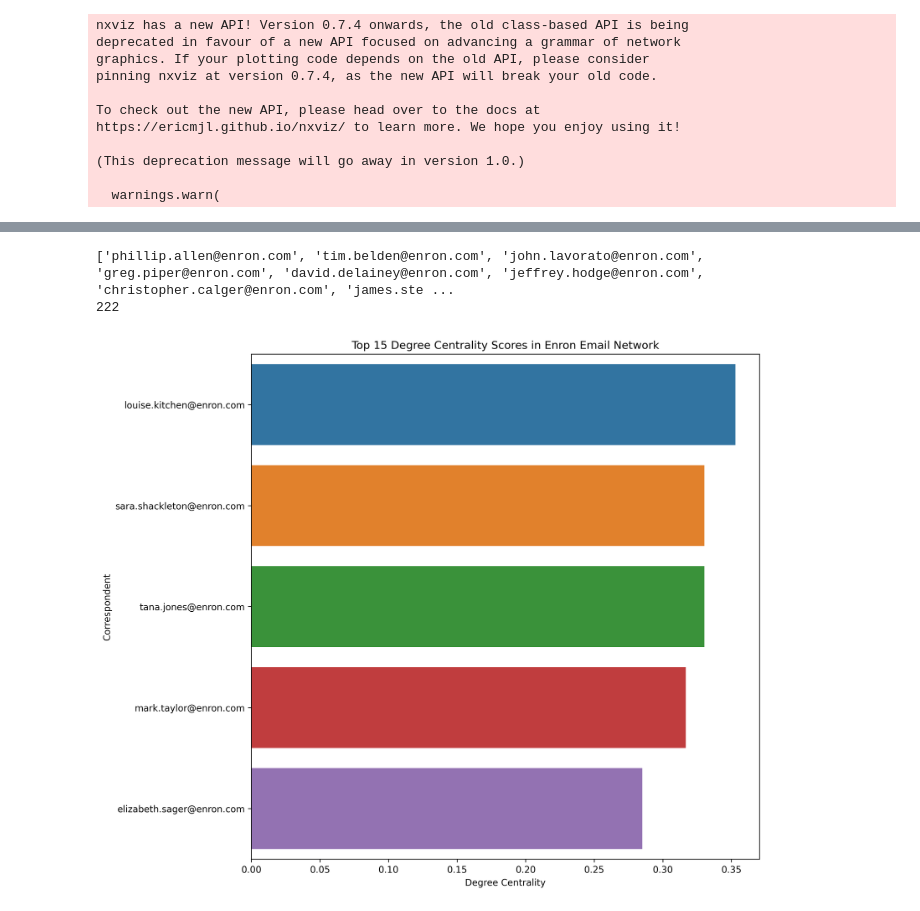
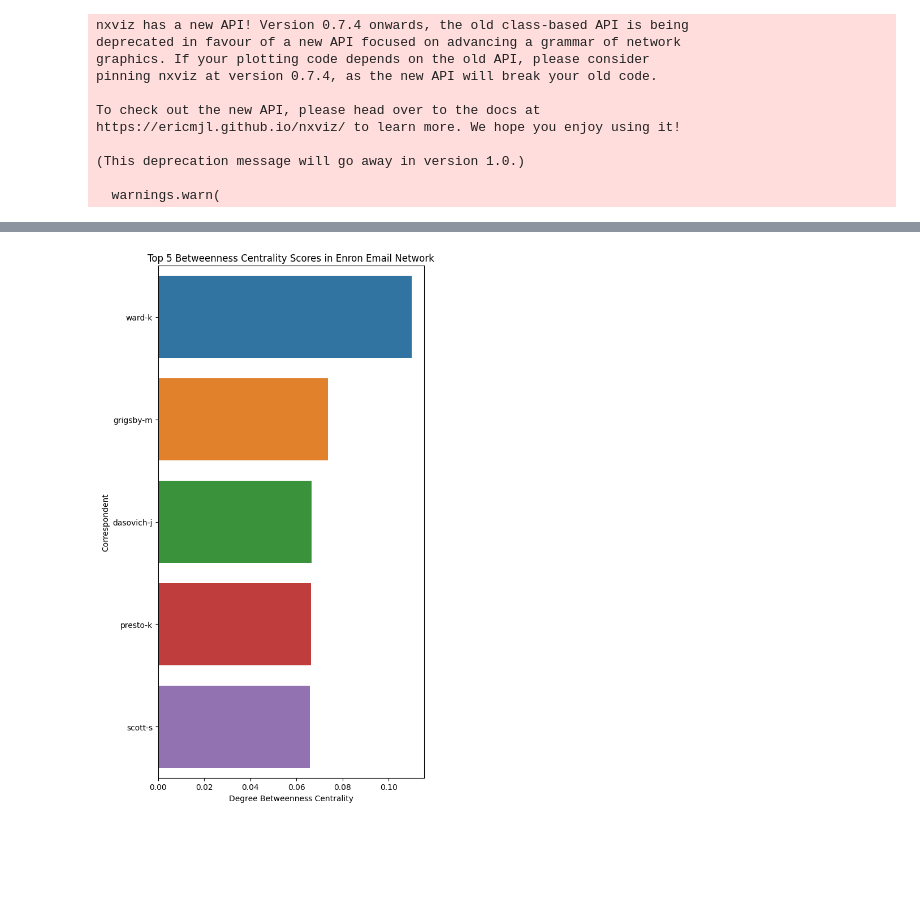
Before and after one commit to Cwarburg/Enron-network-analysis, a Jupyter notebook: network.ipynb, the cells around one changed output, grey strips where cells are left out. Drawn from its saved outputs; the diff is of its cells as text; code cells hidden in the pictures; blank space fills up the shorter version.

```diff
--- a/network.ipynb
+++ b/network.ipynb
@@ -235,0 +144,9 @@ Total edges: 78458
+# %%
+#Delete all emails, that does not have a sender or receiver or text or subject
+df_len = len(df_clean)
+df_clean = df_clean.dropna(subset=['sender', 'receiver', 'content','message_id','user'])
+
+print(f'Deleted {df_len - len(df_clean)} rows with missing values')
+
+users = df_clean['user'].unique()
+users = list(users)
@@ -235,0 +191,6 @@ Total edges: 78458
+# %%
+#We remove emails where the sender and receiver are the same, because these will probably just be notes to self
+
+filtered_df = filtered_df[filtered_df['sender_code'] != filtered_df['receiver_code']].reset_index(drop=True)
+#save the filtered dataframe to a csv file
+filtered_df.to_csv('../filtered_emails.csv', index=False)
@@ -236,44 +265,25 @@ Total edges: 78458
 # %%
-G = nx.from_pandas_edgelist(edges, 'sender', 'recipient1', edge_attr=['date', 'subject'])
+between = nx.betweenness_centrality(G)
+name = []
+betweenness = []
 
-cent = nx.degree_centrality(G)
-name = []
-centrality = []
+for key, value in between.items():
+    name.append(key)
+    betweenness.append(value)
 
-for key, value in cent.items():
-    name.append(key)
-    centrality.append(value)
-
-cent = pd.DataFrame()
-cent['name'] = name
-cent['centrality'] = centrality
-cent = cent.sort_values(by='centrality', ascending=False)
-
-plt.figure(figsize=(10, 10), dpi=300)
-_ = sns.barplot(x='centrality', y='name', data=cent[:5], orient='h')
-_ = plt.xlabel('Degree Centrality')
-_ = plt.ylabel('Correspondent')
-_ = plt.title('Top 15 Degree Centrality Scores in Enron Email Network')
-print(G.nodes())
-print(len(G.nodes()))
-plt.savefig('images/centrality.png')
-plt.show()
+bet = pd.DataFrame()
+bet['name'] = name
+bet['betweenness'] = betweenness
+bet = bet.sort_values(by='betweenness', ascending=False)
 
 
-
-sent_counts = data.groupby('sender').size().rename('sent_count')
-
-# 2. Count number of emails received per person
-recv_counts = data.groupby('recipient1').size().rename('recv_count')
-
-# 3. Merge those two counts into one table
-counts = pd.concat([sent_counts, recv_counts], axis=1).fillna(0).astype(int)
-
-# 4. Select only those with ≥50 sent AND ≥50 received
-
-
-# 5. Filter your node list
+plt.figure(figsize=(6, 10))
+_ = sns.barplot(x='betweenness', y='name', data=bet[:5], orient='h')
+_ = plt.xlabel('Degree Betweenness Centrality')
+_ = plt.ylabel('Correspondent')
+_ = plt.title('Top 5 Betweenness Centrality Scores in Enron Email Network')
+plt.tight_layout()  # adjust subplot params to give margins for labels
+plt.savefig('images/betweenness.png', bbox_inches='tight')
+plt.show()
 # %% [output]
-['phillip.allen@enron.com', 'tim.belden@enron.com', 'john.lavorato@enron.com', 'greg.piper@enron.com', 'david.delainey@enron.com', 'jeffrey.hodge@enron.com', 'christopher.calger@enron.com', 'james.ste ...
-222
-[figure, old version]
+[figure, new version]
```
Also changed, not shown: parts of 18 cells of this notebook, 7 other files.
